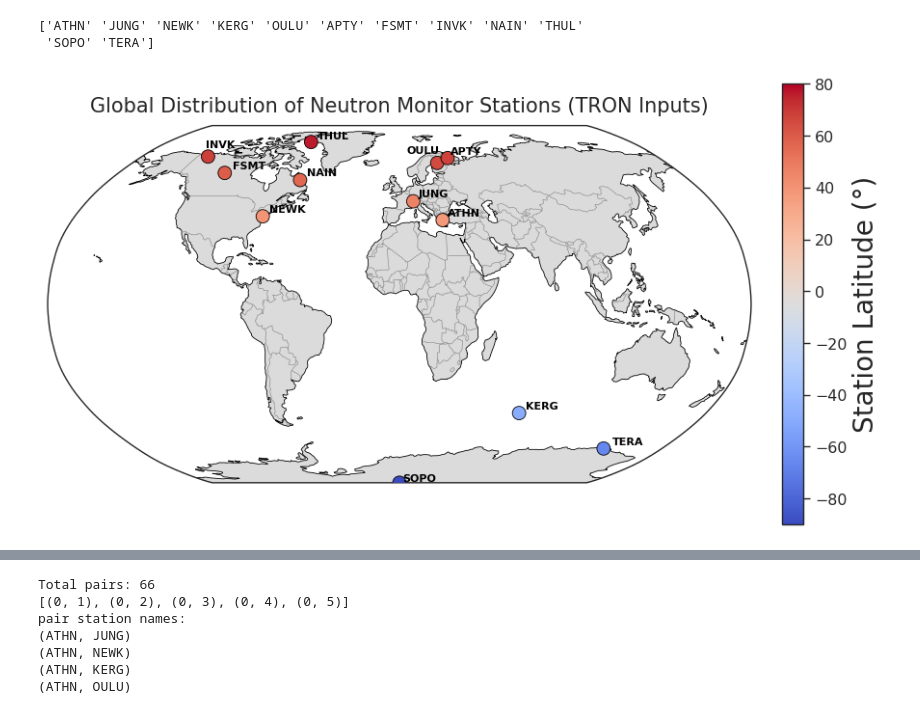
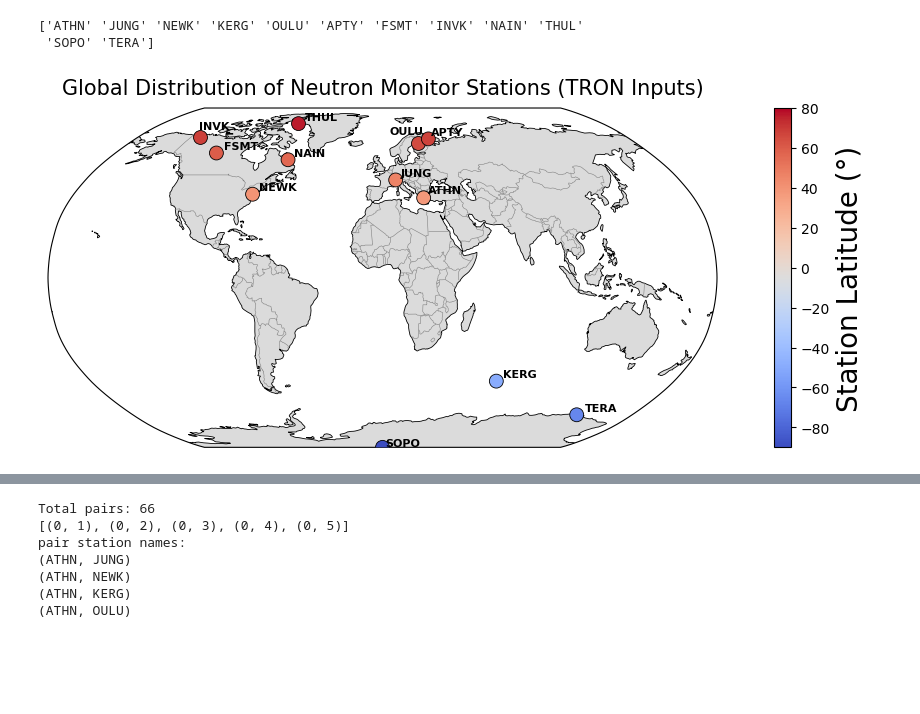
Before and after one commit to kkazuma19/CosmicRays-Operator, a Jupyter notebook: analysis/sensors/notebook.ipynb, the cells around one changed output, grey strips where cells are left out. Drawn from its saved outputs; the diff is of its cells as text; code cells hidden in the pictures; blank space fills up the shorter version.

```diff
--- a/analysis/sensors/notebook.ipynb
+++ b/analysis/sensors/notebook.ipynb
@@ -162,7 +162,7 @@ lons = (lons + 180) % 360 - 180
 # ============================================================
 # 2. Initialize map
 # ============================================================
-fig = plt.figure(figsize=(9, 5))
+fig = plt.figure(figsize=(15, 4))
 ax = plt.axes(projection=ccrs.Robinson(central_longitude=0))
 ax.set_global()
 
@@ -185,31 +185,31 @@ sc = ax.scatter(lons, lats, c=lats, cmap=cmap, norm=norm, s=100,
 for i, name in enumerate(station_names):
     dx, dy = 3, 2  # default offset in degrees
 
     # Custom manual adjustments for overlapping or sensitive points
     if name == "OULU":
         dx, dy = -20, 5   # shift left and slightly up
     if name == "INVK":
         dx, dy = -10, 5  # shift left and down
 
     ax.text(lons[i] + dx, lats[i] + dy, name,
             fontsize=8, fontweight="bold", color="k",
             transform=ccrs.PlateCarree(), zorder=4)
 
 
 # ============================================================
 # 4. Add colorbar
 # ============================================================
 sm = plt.cm.ScalarMappable(cmap=cmap, norm=norm)
 sm.set_array([])
 cbar = plt.colorbar(sm, ax=ax, fraction=0.035, pad=0.04)
 cbar.set_label("Station Latitude (°)", fontsize=20)
 
 # ============================================================
 # 5. Final layout and save
 # ============================================================
 plt.title("Global Distribution of Neutron Monitor Stations (TRON Inputs)", fontsize=15, pad=10)
 plt.tight_layout()
 #plt.savefig("analysis/sensors/station_map.png", dpi=300, bbox_inches="tight")
 plt.show()
 # %% [output]
-[figure, old version]
+[figure, new version]
```
Also changed, not shown: parts of 15 cells of this notebook, 7 other files.
